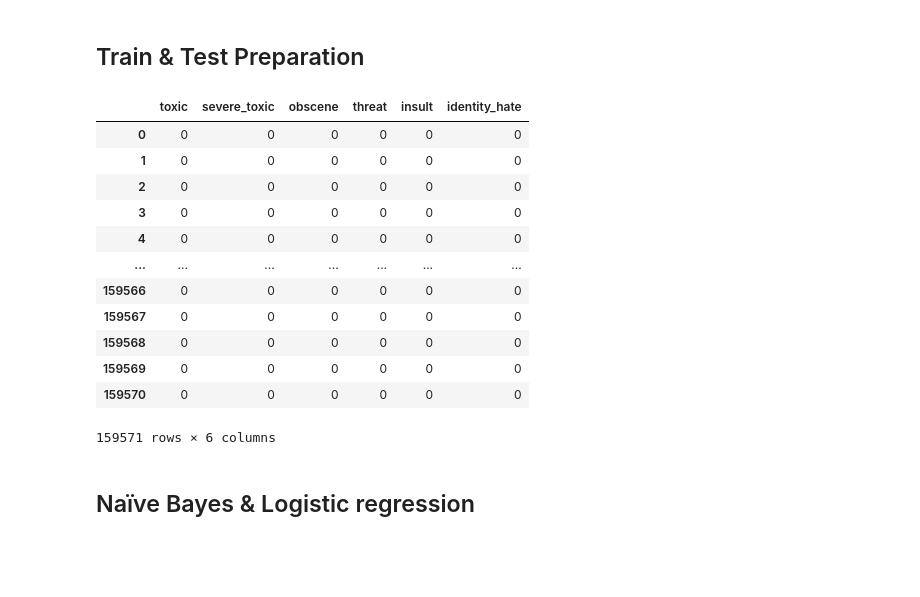
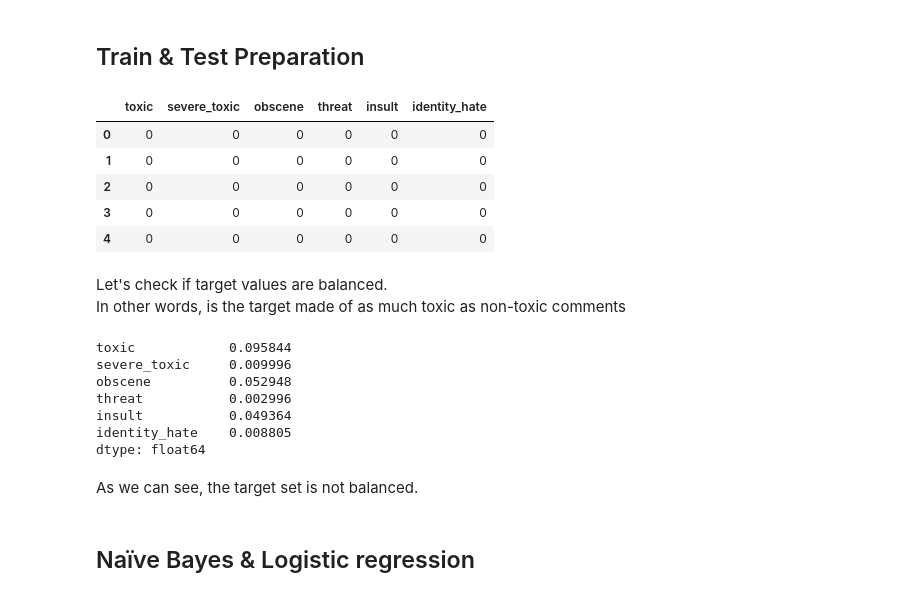
Before and after one commit to jeremyarancio/Toxic_Comments_Classification, a Jupyter notebook: Notebook.ipynb, the cells around one changed output. Saved outputs shown, nothing was run; the diff lists cells and outputs as text; code cells hidden in the pictures; blank space fills up the shorter version.

```diff
--- a/Notebook.ipynb
+++ b/Notebook.ipynb
@@ -249,20 +338,28 @@ We will therfore let these outliers in the dataset for the moment.
 # %%
 # Let's define target, which is the classification made by human
 target = train_data[['toxic', 'severe_toxic', 'obscene', 'threat','insult', 'identity_hate']]
 # target = np.array(target) #transform dataframe into array
-target
+target.head()
 # %% [output]
 |  | toxic | severe_toxic | obscene | threat | insult | identity_hate |
 | 0 | 0 | 0 | 0 | 0 | 0 | 0 |
 | 1 | 0 | 0 | 0 | 0 | 0 | 0 |
 | 2 | 0 | 0 | 0 | 0 | 0 | 0 |
 | 3 | 0 | 0 | 0 | 0 | 0 | 0 |
 | 4 | 0 | 0 | 0 | 0 | 0 | 0 |
-| ... | ... | ... | ... | ... | ... | ... |
-| 159566 | 0 | 0 | 0 | 0 | 0 | 0 |
-| 159567 | 0 | 0 | 0 | 0 | 0 | 0 |
-| 159568 | 0 | 0 | 0 | 0 | 0 | 0 |
-| 159569 | 0 | 0 | 0 | 0 | 0 | 0 |
-| 159570 | 0 | 0 | 0 | 0 | 0 | 0 |
-159571 rows × 6 columns
+# %% [markdown]
+Let's check if target values are balanced.
+In other words, is the target made of as much toxic as non-toxic comments
+# %%
+target.sum(axis=0) / target.shape[0]
+# %% [output]
+toxic            0.095844
+severe_toxic     0.009996
+obscene          0.052948
+threat           0.002996
+insult           0.049364
+identity_hate    0.008805
+dtype: float64
+# %% [markdown]
+As we can see, the target set  is not balanced.
 # %%
```
Also changed, not shown: parts of 44 cells of this notebook.
